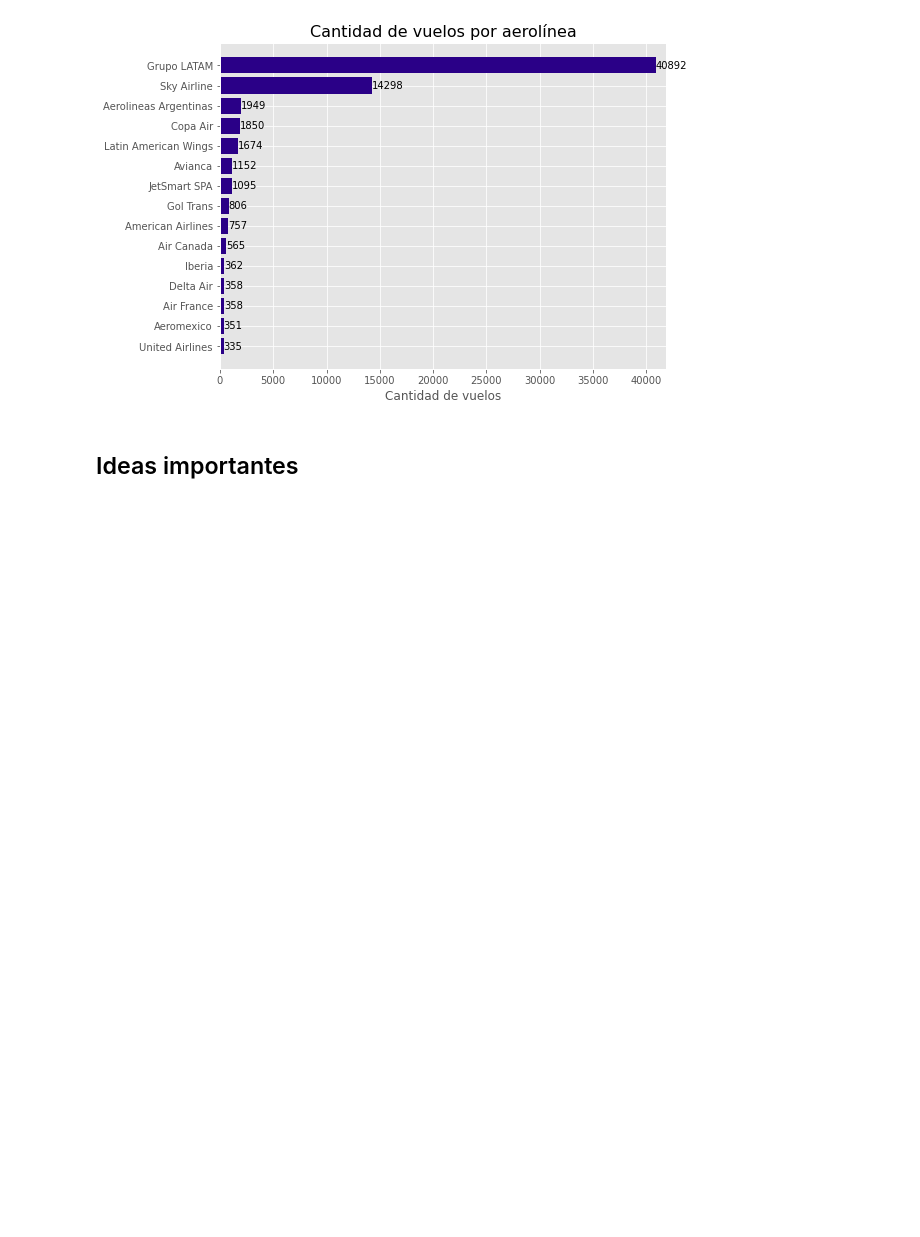
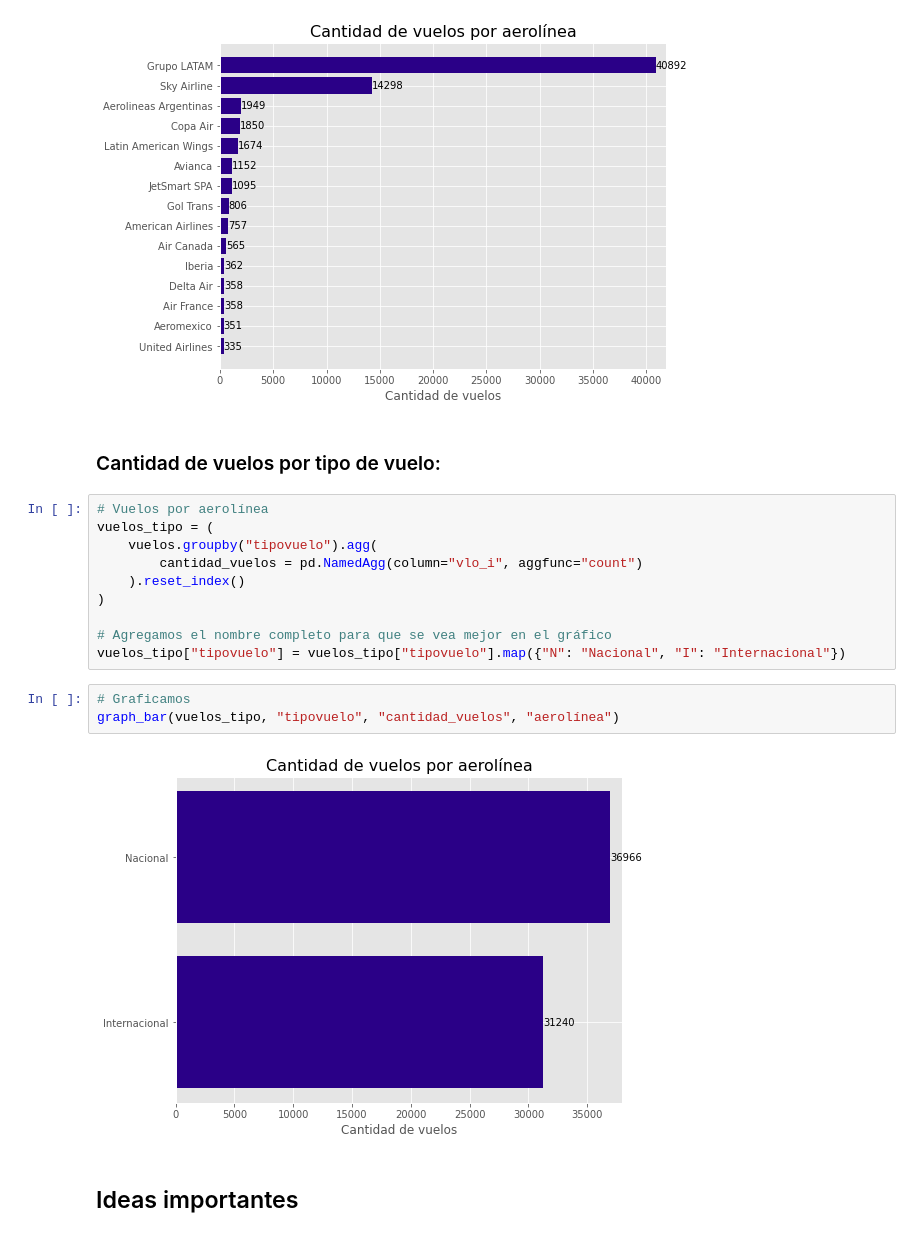
Before and after one commit to Felopo/Data-Scientist-Challenge-LATAM-Airlines, a Jupyter notebook: solution.ipynb, the cells around one changed output. Drawn from its saved outputs; the diff is of its cells as text; blank space fills up the shorter version.

```diff
--- a/solution.ipynb
+++ b/solution.ipynb
@@ -257,6 +257,23 @@ vuelos_aero = (
 graph_bar(vuelos_aero, "opera", "cantidad_vuelos", "aerolínea")
 # %% [output]
 [figure]
+# %% [markdown]
+### Cantidad de vuelos por tipo de vuelo:
+# %%
+# Vuelos por aerolínea
+vuelos_tipo = (
+    vuelos.groupby("tipovuelo").agg(
+        cantidad_vuelos = pd.NamedAgg(column="vlo_i", aggfunc="count")
+    ).reset_index()
+)
+
+# Agregamos el nombre completo para que se vea mejor en el gráfico
+vuelos_tipo["tipovuelo"] = vuelos_tipo["tipovuelo"].map({"N": "Nacional", "I": "Internacional"})
+# %%
+# Graficamos
+graph_bar(vuelos_tipo, "tipovuelo", "cantidad_vuelos", "aerolínea")
+# %% [output]
+[figure, added]
 # %% [markdown]
 ## Ideas importantes
 # %% [markdown]
```
Also changed, not shown: parts of 10 cells of this notebook.
